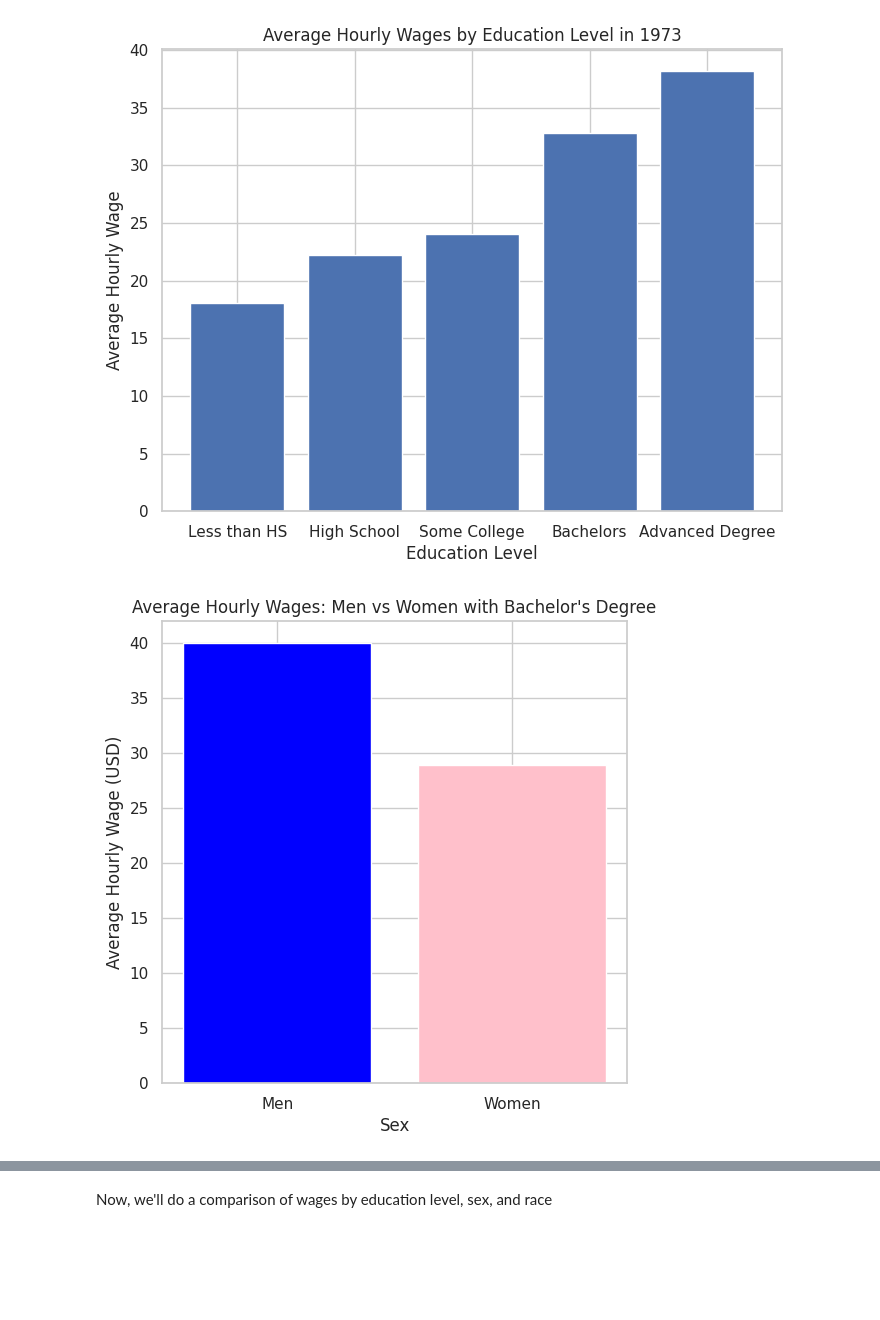
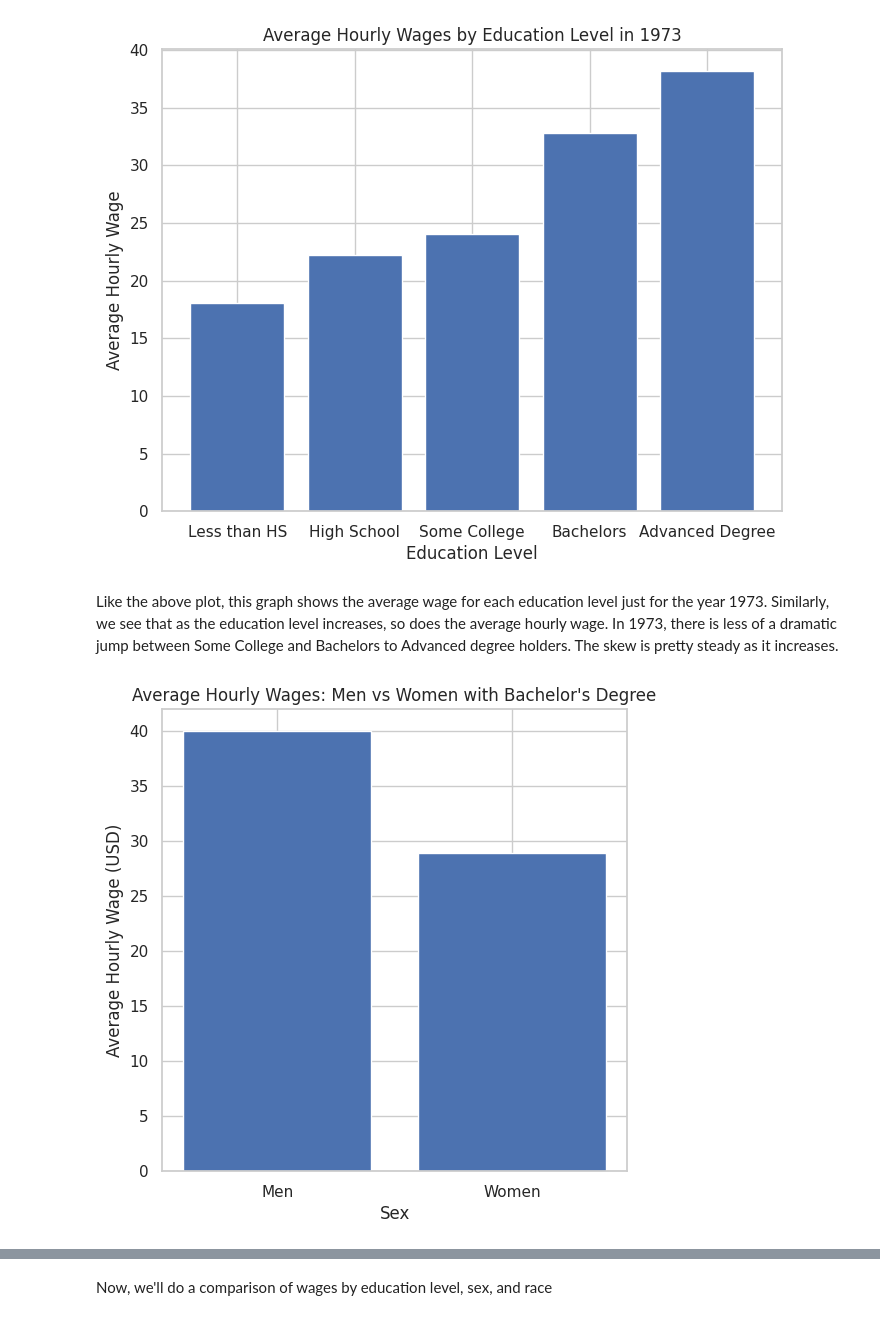
Before and after one commit to lilah-duboff/lilah_duboff_miniproj9, a Jupyter notebook: Mini9_Data_Analysis.ipynb, the cells around one changed output, grey strips where cells are left out. Saved outputs shown, nothing was run; the diff lists cells and outputs as text; code cells hidden in the pictures; blank space fills up the shorter version.

```diff
--- a/Mini9_Data_Analysis.ipynb
+++ b/Mini9_Data_Analysis.ipynb
@@ -197,12 +205,14 @@ plt.ylabel("Average Hourly Wage")
 plt.show()
 # %% [output]
 [figure]
+# %% [markdown]
+Like the above plot, this graph shows the average wage for each education level just for the year 1973. Similarly, we see that as the education level increases, so does the average hourly wage. In 1973, there is less of a dramatic jump between Some College and Bachelors to Advanced degree holders. The skew is pretty steady as it increases.
 # %%
 plt.figure(figsize=(6, 6))
-plt.bar(['Men', 'Women'], [men_with_bach, women_with_bach], color=['blue', 'pink'])
+plt.bar(['Men', 'Women'], [men_with_bach, women_with_bach])
 plt.title("Average Hourly Wages: Men vs Women with Bachelor's Degree")
 plt.xlabel("Sex")
 plt.ylabel("Average Hourly Wage (USD)")
 plt.show()
 # %% [output]
-[figure, old version]
+[figure, new version]
```
Also changed, not shown: parts of 14 cells of this notebook.
